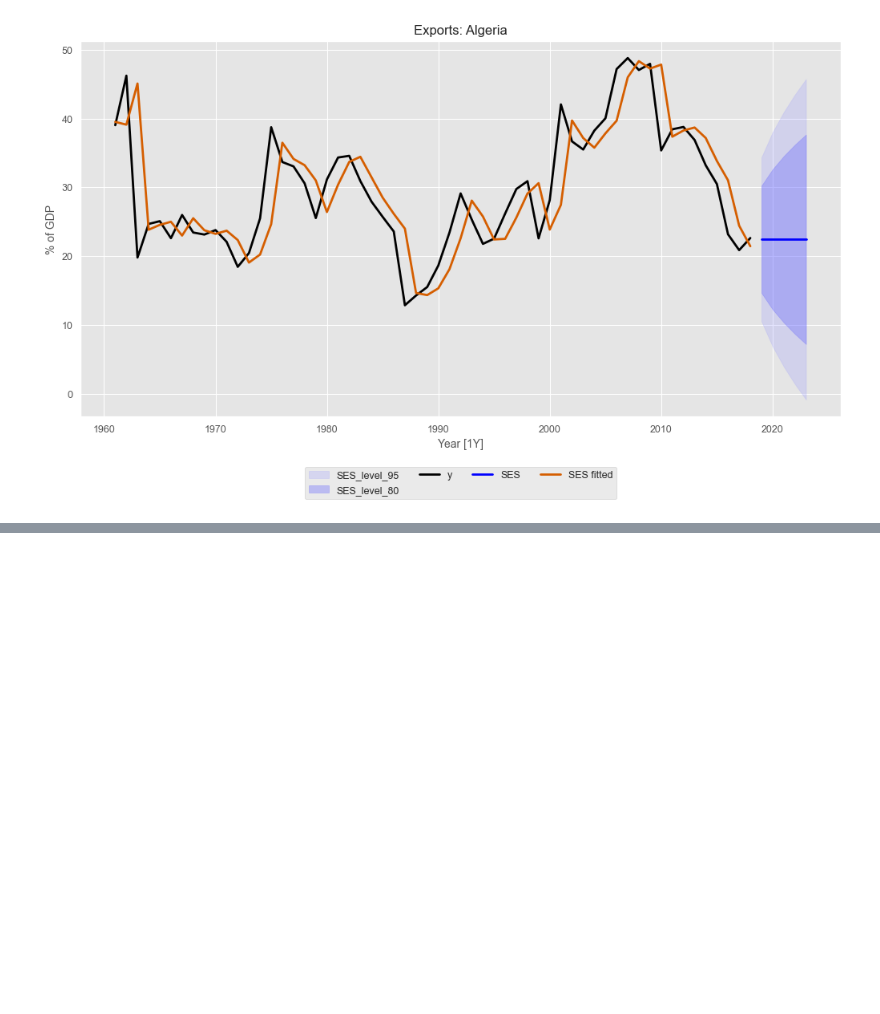
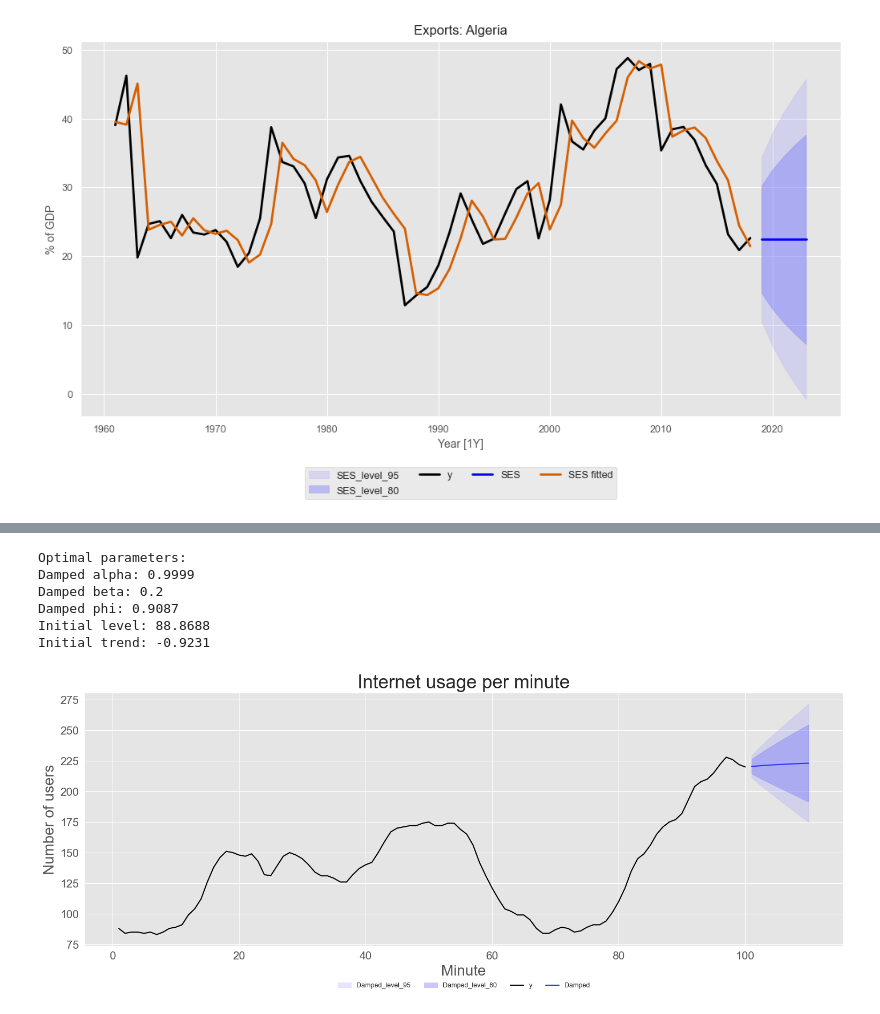
Before and after one commit to omeraytug/fpp3, a Jupyter notebook: code_alongs/08_exponential_smoothing.ipynb, the cells around one changed output, grey strips where cells are left out. Cells and saved outputs as stored; diff of their text form; code cells hidden in the pictures; blank space fills up the shorter version.

```diff
--- a/code_alongs/08_exponential_smoothing.ipynb
+++ b/code_alongs/08_exponential_smoothing.ipynb
@@ -211,0 +341,79 @@ plt.show()
+# %%
+sf = StatsForecast(
+    models=[AutoETS(model="AAN", damped=True, alias="Damped")],
+    freq=1,
+)
+sf.fit(www_usage)
+params = np.round(sf.fitted_[0, 0].model_["fit"].x, 4)
+print("Optimal parameters:")
+print("Damped alpha:", params[0])
+print("Damped beta:", params[1])
+print("Damped phi:", params[2])
+print("Initial level:", params[3])
+print("Initial trend:", params[4])
+# %% [output]
+Optimal parameters:
+Damped alpha: 0.9999
+Damped beta: 0.2
+Damped phi: 0.9087
+Initial level: 88.8688
+Initial trend: -0.9231
+# %%
+level = [80, 95]
+fc = sf.predict(h=10, level=level)
+
+fig, ax = plt.subplots(figsize=(15, 6))
+
+# 95% interval
+ax.fill_between(
+    fc["ds"],
+    fc["Damped-lo-95"],
+    fc["Damped-hi-95"],
+    color="#9999FF",
+    alpha=0.25,
+    label="Damped_level_95",
+)
+
+# 80% interval
+ax.fill_between(
+    fc["ds"],
+    fc["Damped-lo-80"],
+    fc["Damped-hi-80"],
+    color="#6666FF",
+    alpha=0.35,
+    label="Damped_level_80",
+)
+
+# Actual
+ax.plot(
+    www_usage["ds"],
+    www_usage["y"],
+    color="#000000",
+    linewidth=1.5,
+    label="y",
+)
+
+# Forecast
+ax.plot(
+    fc["ds"],
+    fc["Damped"],
+    color="#2f2fff",
+    linewidth=1.5,
+    label="Damped",
+)
+
+ax.set_title("Internet usage per minute", fontsize=25)
+ax.set_xlabel("Minute", fontsize=20)
+ax.set_ylabel("Number of users", fontsize=20)
+ax.tick_params(axis="both", labelsize=15)
+
+ax.legend(
+    loc="upper center",
+    bbox_to_anchor=(0.5, -0.12),
+    ncol=4,
+    frameon=False,
+)
+
+plt.show()
+# %% [output]
+[figure, added]
```
Also changed, not shown: parts of 24 cells of this notebook, 1 other file.
